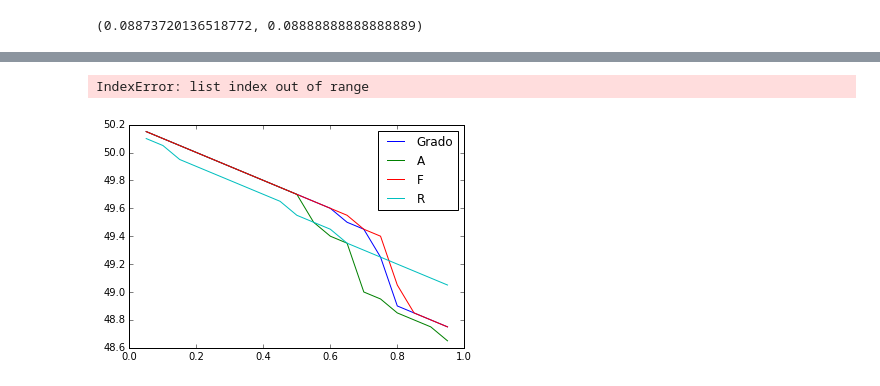
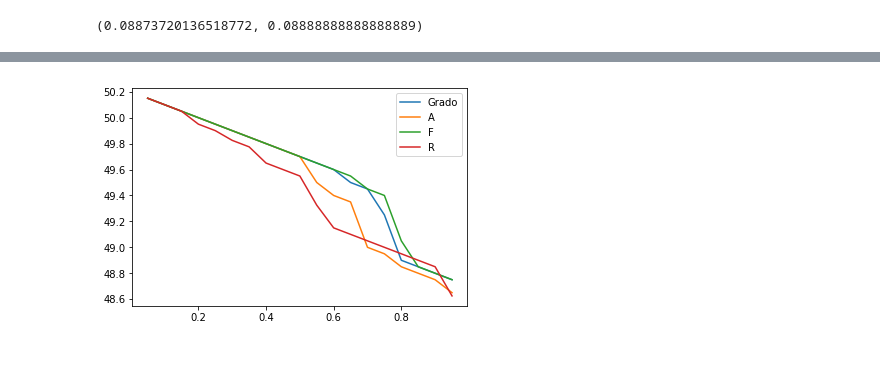
Before and after one commit to vms10/tp2, a Jupyter notebook: tp2.ipynb, the cells around one changed output, grey strips where cells are left out. Drawn from its saved outputs; the diff is of its cells as text; code cells hidden in the pictures; blank space fills up the shorter version.

```diff
--- a/tp2.ipynb
+++ b/tp2.ipynb
@@ -233,7 +224,7 @@ def DemoliendoRedes(Grafo,NumeroDeNodos,Centralidad,iteraciones):
         C=nx.degree_centrality(Gcc[0])
         C_N=sorted([[C[nodo],nodo] for nodo in C], reverse=True)
         Nodos=[nodo for g,nodo in C_N]
-        for n in Nodos:
+        for n in Nodos[:NumeroDeNodos-1]:
             if N<NumeroDeNodos-1:
                 N+=1
                 Gcc[0].remove_node(n)
@@ -243,7 +234,7 @@ def DemoliendoRedes(Grafo,NumeroDeNodos,Centralidad,iteraciones):
         C=nx.eigenvector_centrality(Gcc[0])
         C_N=sorted([[C[nodo],nodo] for nodo in C], reverse=True)
         Nodos=[nodo for g,nodo in C_N]
-        for n in Nodos:
+        for n in Nodos[:NumeroDeNodos-1]:
             if N<NumeroDeNodos-1:
                 N+=1
                 Gcc[0].remove_node(n)
@@ -253,7 +244,7 @@ def DemoliendoRedes(Grafo,NumeroDeNodos,Centralidad,iteraciones):
         C=nx.communicability_centrality(Gcc[0])
         C_N=sorted([[C[nodo],nodo] for nodo in C], reverse=True)
         Nodos=[nodo for g,nodo in C_N]
-        for n in Nodos:
+        for n in Nodos[:NumeroDeNodos-1]:
             if N<NumeroDeNodos-1:
                 N+=1
                 Gcc[0].remove_node(n)
@@ -263,7 +254,7 @@ def DemoliendoRedes(Grafo,NumeroDeNodos,Centralidad,iteraciones):
         C=nx.betweenness_centrality(Gcc[0])
         C_N=sorted([[C[nodo],nodo] for nodo in C], reverse=True)
         Nodos=[nodo for g,nodo in C_N]
-        for n in Nodos:
+        for n in Nodos[:NumeroDeNodos-1]:
             if N<NumeroDeNodos-1:
                 N+=1
                 Gcc[0].remove_node(n)
@@ -273,7 +264,7 @@ def DemoliendoRedes(Grafo,NumeroDeNodos,Centralidad,iteraciones):
         C=nx.current_flow_closeness_centrality(Gcc[0])
         C_N=sorted([[C[nodo],nodo] for nodo in C], reverse=True)
         Nodos=[nodo for g,nodo in C_N]
-        for n in Nodos:
+        for n in Nodos[:NumeroDeNodos-1]:
             if N<NumeroDeNodos-1:
                 N+=1
                 Gcc[0].remove_node(n)
@@ -282,16 +273,17 @@ def DemoliendoRedes(Grafo,NumeroDeNodos,Centralidad,iteraciones):
     if Centralidad=="Random":
         NodosCG=[]
         for j in range(iteraciones):
-            G_j=Gcc[0].copy()
+            NN=0
+            G_j=copy.deepcopy(Gcc[0])
             Nodos=list(G_j.nodes())
             random.shuffle(Nodos)
-            for n in Nodos:
-                NnodosCGrandom=[]
-                if N<NumeroDeNodos-1:
-                    N+=1
+            NnodosCGrandom=[]
+            for n in Nodos[:NumeroDeNodos-1]:
+                if NN<NumeroDeNodos-1:
+                    NN+=1
                     G_j.remove_node(n)
-                    NnodosCGrandom.append(Nnodos(G_j)/NumeroDeNodos)
-                    NodosQueSaco.append(N/NumeroDeNodos)
+                    NnodosCGrandom.append(Nnodos(G_j)/NumeroDeNodos) ##revisar. Hay que  ver si es necesario considerarlo o no. Trae problemas así cómo está porque no lo estamos promediando...
+                    NodosQueSaco.append(NN/NumeroDeNodos)
             NodosCG.append(NnodosCGrandom)
 
         for i in range(NumeroDeNodos-1):
@@ -307,20 +297,27 @@ Centralidades=["Random"]
-# %%
-kaka=[]
-for i in Centralidades:
-    kaka.append(DemoliendoRedes(G,5,i,2))
-# %% [output]
-IndexError: list index out of range
+# %%
+Centralidades=["Grado","Autovector","CaminoMasCorto","Flujo","Random"]
+Grafos=[G,G1,G2,G3]
+TamañoComponenteGigante=[Nnodos(G),Nnodos(G1),Nnodos(G2),Nnodos(G3)]
+# %%
+a=0
+Todo=[]
+for j in Grafos:
+    kaka=[]
+    for i in Centralidades:
+        kaka.append(DemoliendoRedes(j,TamañoComponenteGigante[a],i,1000))
+    Todo.append(kaka)
+    a+=1
 # %%
 
 plt.plot(kaka[0][1],kaka[0][0],label="Grado")
 plt.plot(kaka[1][1],kaka[1][0],label="A")
 plt.plot(kaka[2][1],kaka[2][0],label="c")
 plt.plot(kaka[3][1],kaka[3][0],label="F")
-plt.plot(kaka[4][1],kaka[4][0],label="R")
+plt.plot(kaka[3][1],kaka[4][0],label="R")
 plt.legend()
 plt.show()
 # %% [output]
-[figure, old version]
+[figure, new version]
 # %%
 ### Faltaría incluir centralidad random, normalizar el tamaño de la componente gigante por el numero de nodos
 iteraciones=4
```
Also changed, not shown: parts of 10 cells of this notebook.
